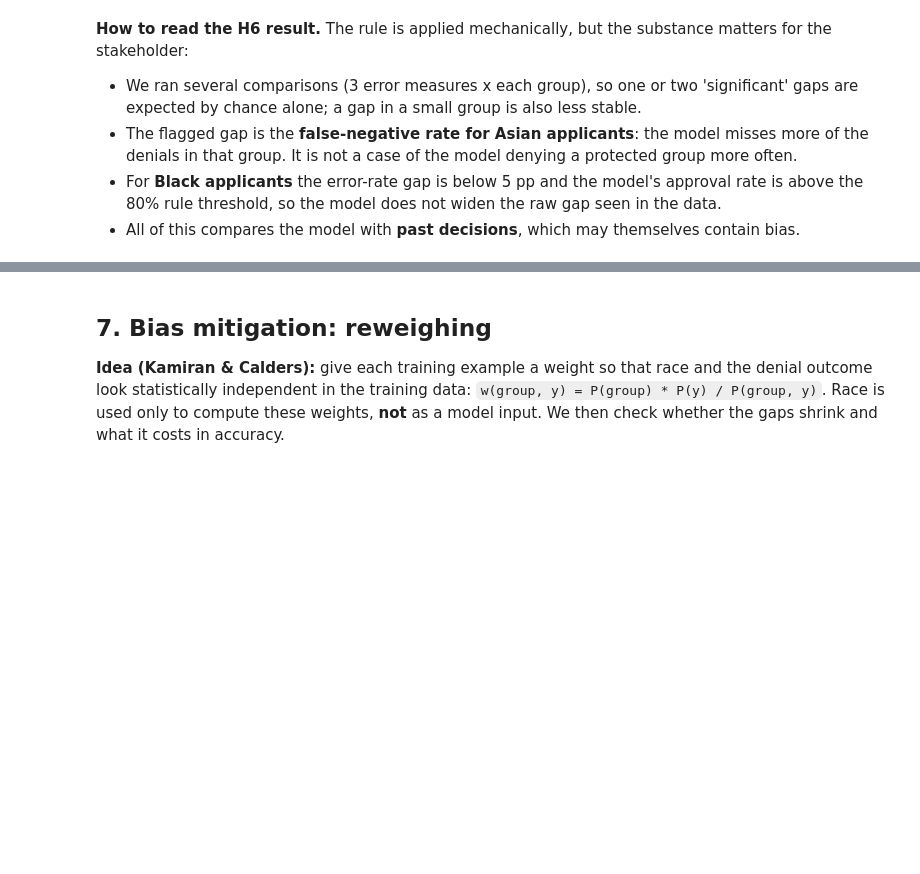
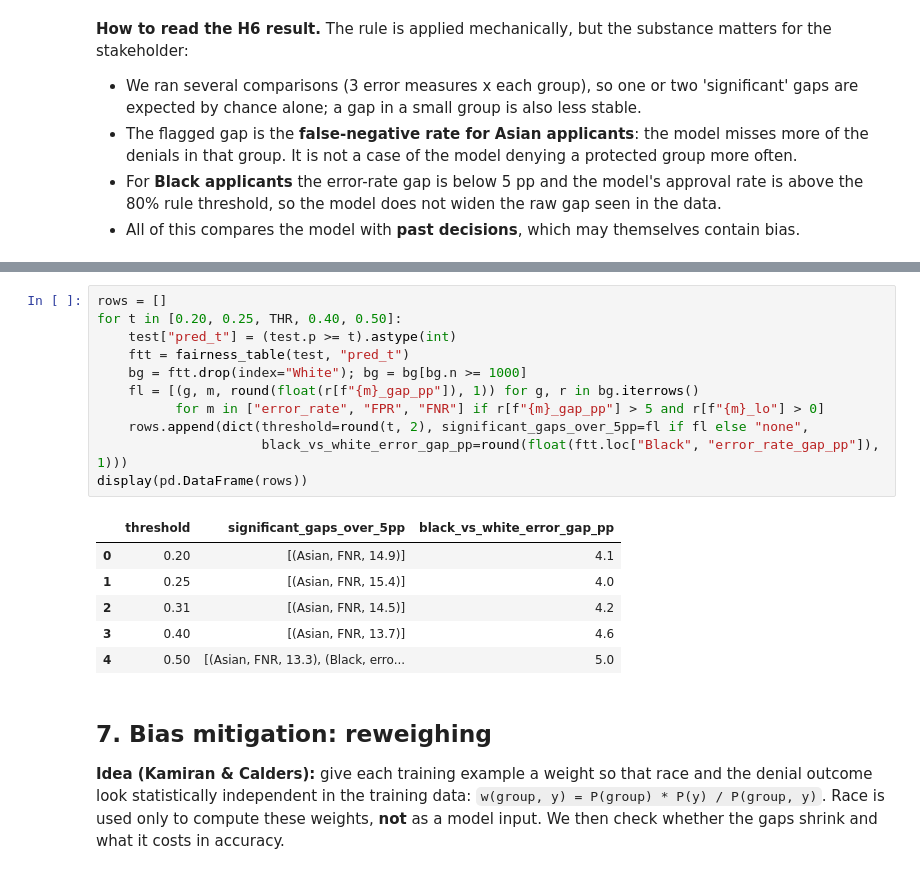
Before and after one commit to Rishhhhub/fair-mortgage-approval, a Jupyter notebook: notebooks/03_model_fairness.ipynb, the cells around one changed output, grey strips where cells are left out. Drawn from its saved outputs; the diff is of its cells as text; blank space fills up the shorter version.

```diff
--- a/notebooks/03_model_fairness.ipynb
+++ b/notebooks/03_model_fairness.ipynb
@@ -402,3 +428,21 @@ White               1.00
+# %%
+rows = []
+for t in [0.20, 0.25, THR, 0.40, 0.50]:
+    test["pred_t"] = (test.p >= t).astype(int)
+    ftt = fairness_table(test, "pred_t")
+    bg = ftt.drop(index="White"); bg = bg[bg.n >= 1000]
+    fl = [(g, m, round(float(r[f"{m}_gap_pp"]), 1)) for g, r in bg.iterrows()
+          for m in ["error_rate", "FPR", "FNR"] if r[f"{m}_gap_pp"] > 5 and r[f"{m}_lo"] > 0]
+    rows.append(dict(threshold=round(t, 2), significant_gaps_over_5pp=fl if fl else "none",
+                     black_vs_white_error_gap_pp=round(float(ftt.loc["Black", "error_rate_gap_pp"]), 1)))
+display(pd.DataFrame(rows))
+# %% [output]
+|  | threshold | significant_gaps_over_5pp | black_vs_white_error_gap_pp |
+| 0 | 0.20 | [(Asian, FNR, 14.9)] | 4.1 |
+| 1 | 0.25 | [(Asian, FNR, 15.4)] | 4.0 |
+| 2 | 0.31 | [(Asian, FNR, 14.5)] | 4.2 |
+| 3 | 0.40 | [(Asian, FNR, 13.7)] | 4.6 |
+| 4 | 0.50 | [(Asian, FNR, 13.3), (Black, erro... | 5.0 |
 # %% [markdown]
 ## 7. Bias mitigation: reweighing
 **Idea (Kamiran & Calders):** give each training example a weight so that race and the denial outcome look statistically independent in the training data: `w(group, y) = P(group) * P(y) / P(group, y)`. Race is used only to compute these weights, **not** as a model input. We then check whether the gaps shrink and what it costs in accuracy.
```
Also changed, not shown: parts of 4 cells of this notebook, 3 other files.
